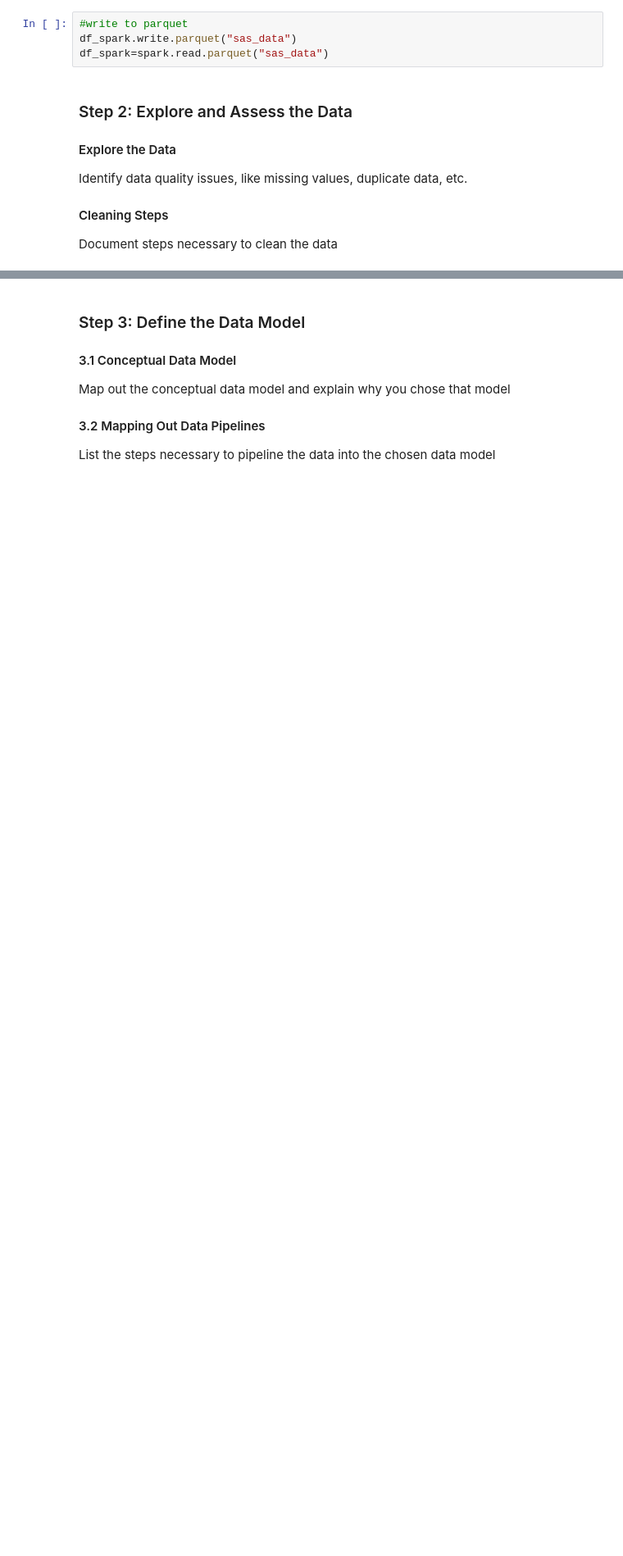
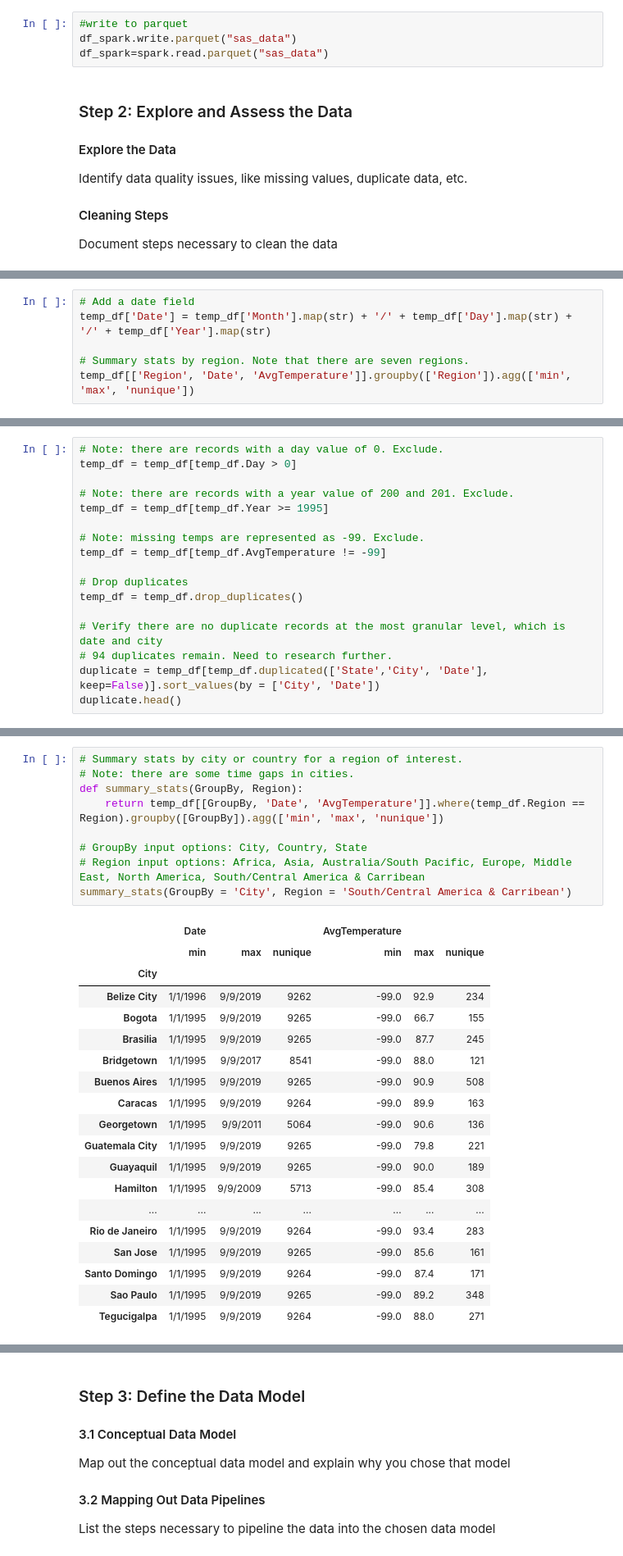
Before and after one commit to DonDuPontII/Data-Engineering-Udacity-Projects, a Jupyter notebook: Capstone-Project.ipynb, the cells around one changed output, grey strips where cells are left out. Shown: that part at 82% size. Cells and saved outputs as stored; diff of their text form; blank space fills up the shorter version.

Commit message:
Explored data quality issues for temperature and country population datasets

```diff
--- a/Capstone-Project.ipynb
+++ b/Capstone-Project.ipynb
@@ -118,0 +131,6 @@ Document steps necessary to clean the data
+# %%
+# Add a date field
+temp_df['Date'] = temp_df['Month'].map(str) + '/' + temp_df['Day'].map(str) + '/' + temp_df['Year'].map(str)
+
+# Summary stats by region. Note that there are seven regions.
+temp_df[['Region', 'Date', 'AvgTemperature']].groupby(['Region']).agg(['min', 'max', 'nunique'])
@@ -118,0 +148,17 @@ Document steps necessary to clean the data
+# %%
+# Note: there are records with a day value of 0. Exclude.
+temp_df = temp_df[temp_df.Day > 0]
+
+# Note: there are records with a year value of 200 and 201. Exclude.
+temp_df = temp_df[temp_df.Year >= 1995]
+
+# Note: missing temps are represented as -99. Exclude.
+temp_df = temp_df[temp_df.AvgTemperature != -99]
+
+# Drop duplicates
+temp_df = temp_df.drop_duplicates()
+
+# Verify there are no duplicate records at the most granular level, which is date and city
+# 94 duplicates remain. Need to research further.
+duplicate = temp_df[temp_df.duplicated(['State','City', 'Date'], keep=False)].sort_values(by = ['City', 'Date'])
+duplicate.head()
@@ -118,0 +172,29 @@ Document steps necessary to clean the data
+# %%
+# Summary stats by city or country for a region of interest.
+# Note: there are some time gaps in cities.
+def summary_stats(GroupBy, Region):
+    return temp_df[[GroupBy, 'Date', 'AvgTemperature']].where(temp_df.Region == Region).groupby([GroupBy]).agg(['min', 'max', 'nunique'])
+
+# GroupBy input options: City, Country, State
+# Region input options: Africa, Asia, Australia/South Pacific, Europe, Middle East, North America, South/Central America & Carribean
+summary_stats(GroupBy = 'City', Region = 'South/Central America & Carribean')
+# %% [output]
+|  | Date |  |  | AvgTemperature |  |  |
+|  | min | max | nunique | min | max | nunique |
+| City |  |  |  |  |  |  |
+| Belize City | 1/1/1996 | 9/9/2019 | 9262 | -99.0 | 92.9 | 234 |
+| Bogota | 1/1/1995 | 9/9/2019 | 9265 | -99.0 | 66.7 | 155 |
+| Brasilia | 1/1/1995 | 9/9/2019 | 9265 | -99.0 | 87.7 | 245 |
+| Bridgetown | 1/1/1995 | 9/9/2017 | 8541 | -99.0 | 88.0 | 121 |
+| Buenos Aires | 1/1/1995 | 9/9/2019 | 9265 | -99.0 | 90.9 | 508 |
+| Caracas | 1/1/1995 | 9/9/2019 | 9264 | -99.0 | 89.9 | 163 |
+| Georgetown | 1/1/1995 | 9/9/2011 | 5064 | -99.0 | 90.6 | 136 |
+| Guatemala City | 1/1/1995 | 9/9/2019 | 9265 | -99.0 | 79.8 | 221 |
+| Guayaquil | 1/1/1995 | 9/9/2019 | 9265 | -99.0 | 90.0 | 189 |
+| Hamilton | 1/1/1995 | 9/9/2009 | 5713 | -99.0 | 85.4 | 308 |
+| ... | ... | ... | ... | ... | ... | ... |
+| Rio de Janeiro | 1/1/1995 | 9/9/2019 | 9264 | -99.0 | 93.4 | 283 |
+| San Jose | 1/1/1995 | 9/9/2019 | 9265 | -99.0 | 85.6 | 161 |
+| Santo Domingo | 1/1/1995 | 9/9/2019 | 9264 | -99.0 | 87.4 | 171 |
+| Sao Paulo | 1/1/1995 | 9/9/2019 | 9265 | -99.0 | 89.2 | 348 |
+| Tegucigalpa | 1/1/1995 | 9/9/2019 | 9264 | -99.0 | 88.0 | 271 |
```
Also changed, not shown: parts of 13 cells of this notebook.
